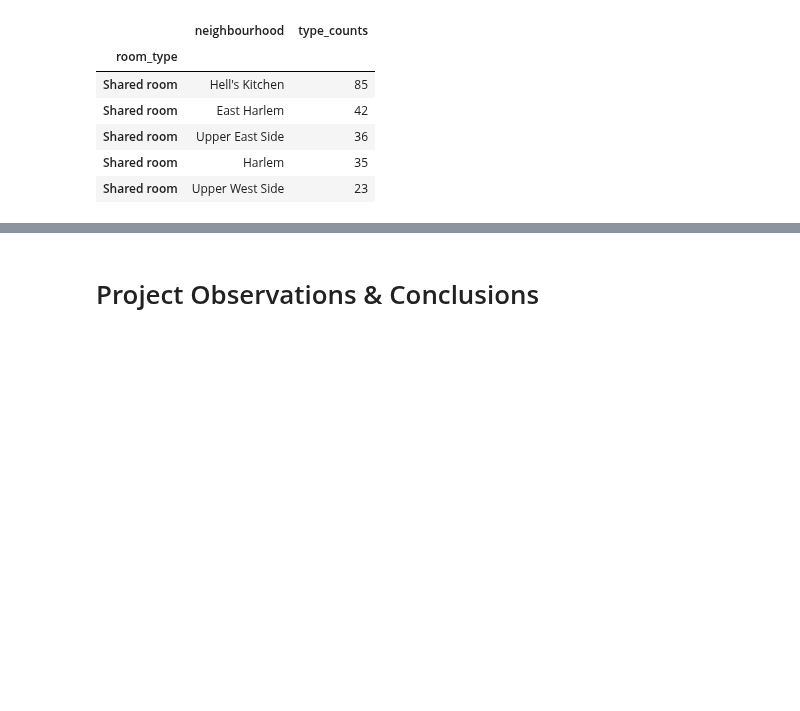
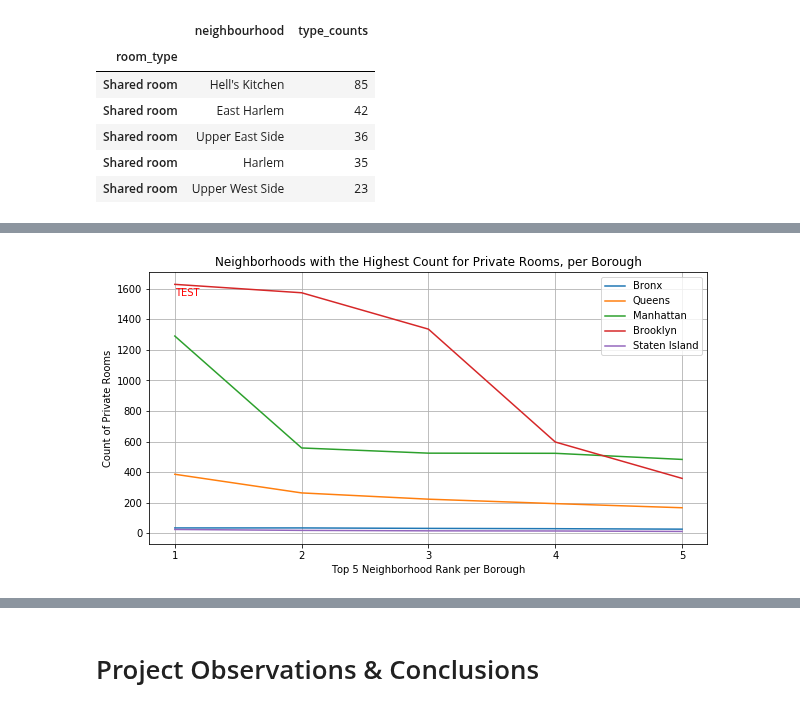
Before and after one commit to mjknj18/2019-NYC-Airbnb-Property-Data-Analysis, a Jupyter notebook: 2019_NYC_Airbnb_Property_Data_Analysis_Main.ipynb, the cells around one changed output, grey strips where cells are left out. Drawn from its saved outputs; the diff is of its cells as text; code cells hidden in the pictures; blank space fills up the shorter version.

```diff
--- a/2019_NYC_Airbnb_Property_Data_Analysis_Main.ipynb
+++ b/2019_NYC_Airbnb_Property_Data_Analysis_Main.ipynb
@@ -367,0 +434,20 @@ manhattan_shared_sorted.head()
+# %%
+#Scatter plot for counts of property type for each of the top 5 neighborhoods - by borough
+x_axis = [1,2,3,4,5]
+plt.plot(x_axis, bronx_property_sorted["type_counts"][0:5], label="Bronx")
+plt.plot(x_axis, queens_private_sorted["type_counts"][0:5], label="Queens")
+plt.plot(x_axis, manhattan_property_sorted["type_counts"][0:5], label="Manhattan")
+plt.plot(x_axis, brooklyn_property_sorted["type_counts"][0:5], label="Brooklyn")
+plt.plot(x_axis, staten_private_sorted["type_counts"][0:5], label="Staten Island")
+xticks= [value for value in x_axis]
+plt.legend()
+plt.xticks(xticks)
+plt.ylabel("Count of Private Rooms")
+plt.xlabel("Top 5 Neighborhood Rank per Borough")
+plt.title("Neighborhoods with the Highest Count for Private Rooms, per Borough")
+plt.grid()
+plt.annotate('TEST', (1, 1555), color = 'red')
+
+plt.show()
+# %% [output]
+[figure, added]
```
Also changed, not shown: parts of 60 cells of this notebook.
